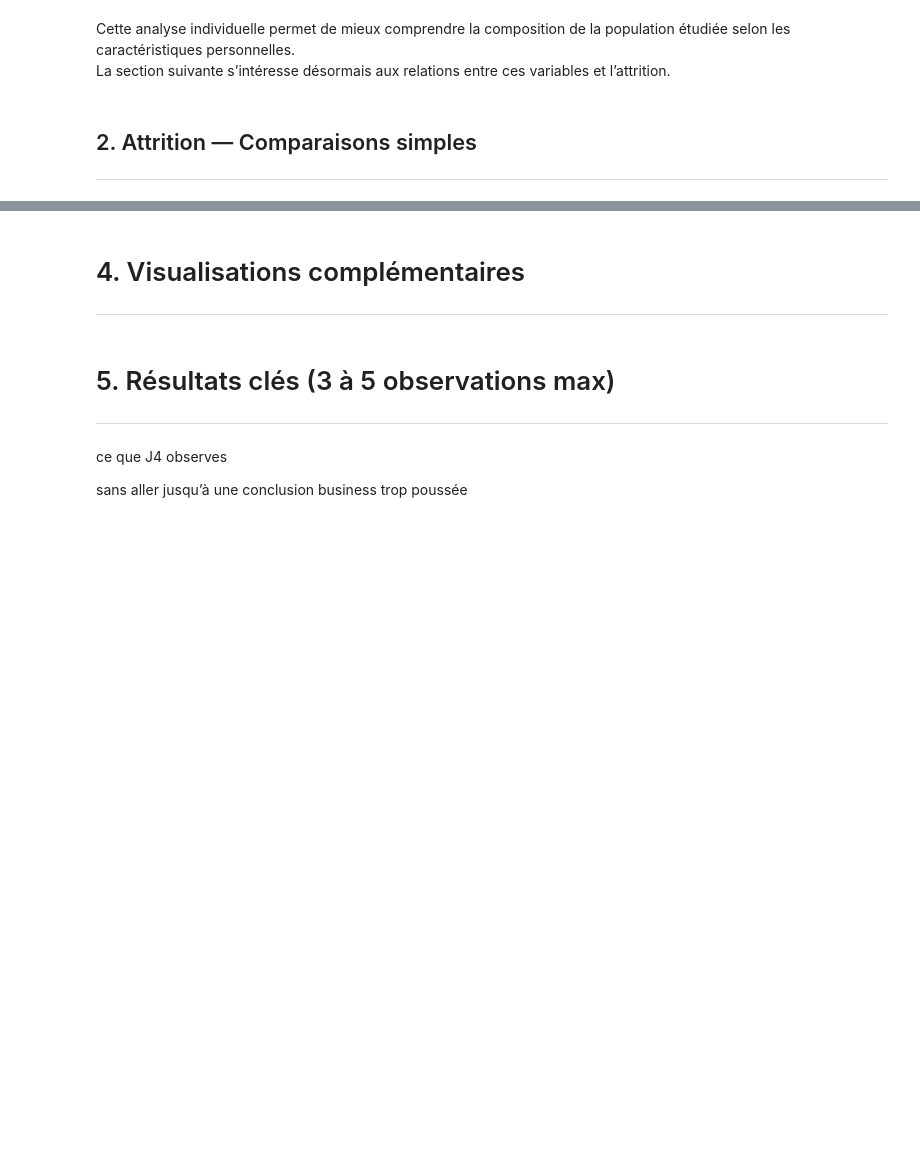
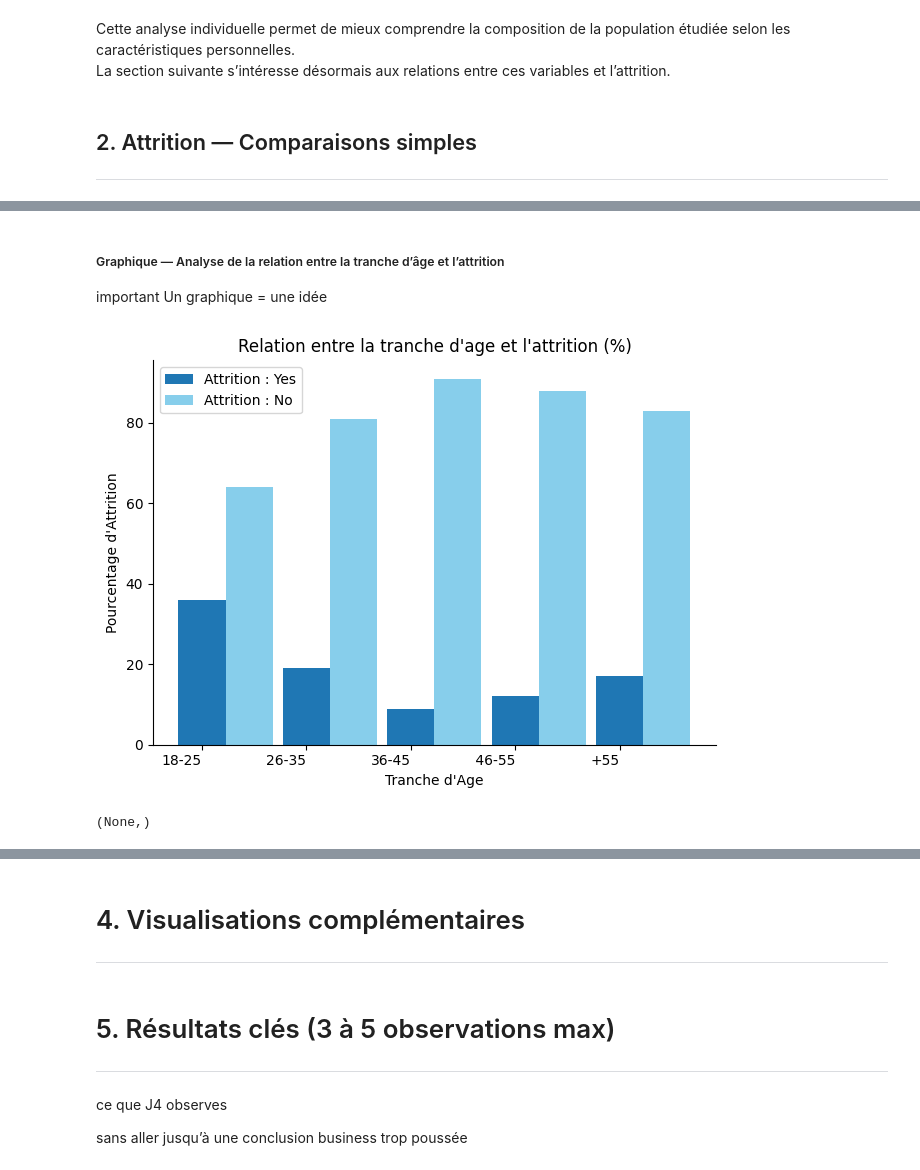
Before and after one commit to Kemuri15/employee-attrition-analysis, a Jupyter notebook: notebooks/03_axes_vie_perso.ipynb, the cells around one changed output, grey strips where cells are left out. Drawn from its saved outputs; the diff is of its cells as text; code cells hidden in the pictures; blank space fills up the shorter version.

Commit message:
feat : 03_axe_vie_perso : 2.2 attrition et premiere comparaison age_attrition

```diff
--- a/notebooks/03_axes_vie_perso.ipynb
+++ b/notebooks/03_axes_vie_perso.ipynb
@@ -520,0 +570,16 @@ La section suivante s’intéresse désormais aux relations entre ces variables
+# %%
+# Attrition par tranche d'age
+df_age_attrition = df_vie_perso[["Tranche_Age","Attrition"]]
+df_age_attrition = df_age_attrition.reset_index(drop=True)
+df_age_attrition.head()
+
+# Calcul groupe
+
+age_attrition = df_age_attrition.groupby("Tranche_Age")['Attrition'].value_counts(normalize=True).sort_values(ascending=False).round(2)*100
+age_attrition = age_attrition.reset_index(name="Pourcentage")
+
+print(age_attrition)
+
+# Création d'une table pivot: lignes = Tranche_Age, colonnes = Attrition, valeur = Pourcentage
+pivot_age_attrition = age_attrition.pivot(index="Tranche_Age",columns="Attrition", values="Pourcentage").fillna(0)
+pivot_age_attrition
@@ -520,0 +605,36 @@ La section suivante s’intéresse désormais aux relations entre ces variables
+# %% [markdown]
+##### Graphique — Analyse de la relation entre la tranche d’âge et l’attrition
+
+important Un graphique = une idée
+# %%
+## Créer une variable appelée barWidth qui vaut 0.6
+barWidth = 0.45
+#Créer une séquence x1 des 5 tranches d'age
+x1 = (np.arange(5))
+# Créer une liste x2 dont les éléments sont les éléments de x1 additionnés de barWidth
+x2 = x1 + barWidth
+# deux bar plots, d'abscisses respectives x1 et x2 et d'épaisseur barWidth , et
+# affichant le pourcentage d'attrition ou non selon les tranches d'age.
+
+
+axe = plt.gca()
+axe.spines['top'].set_visible(False)
+axe.spines['right'].set_visible(False)
+
+plt.bar(x1,pivot_age_attrition["Yes"],width= barWidth,label= "Attrition : Yes")
+plt.bar(x2 ,pivot_age_attrition["No"],width= barWidth,label= 'Attrition : No',color='skyblue')
+
+plt.title("Relation entre la tranche d'age et l'attrition (%)")
+plt.xlabel("Tranche d'Age")
+plt.ylabel("Pourcentage d'Attrition")
+plt.legend()
+
+
+# modififier l'affiche des axes des absice en remplacant par les tranches d'age
+plt.xticks([0,1,2,3,4],["18-25", "26-35", "36-45"," 46-55", "+55"], ha='right')
+
+plt.tight_layout()
+plt.show(),
+# %% [output]
+[figure, added]
+(None,)
```
Also changed, not shown: parts of 42 cells of this notebook, 1 other file.
